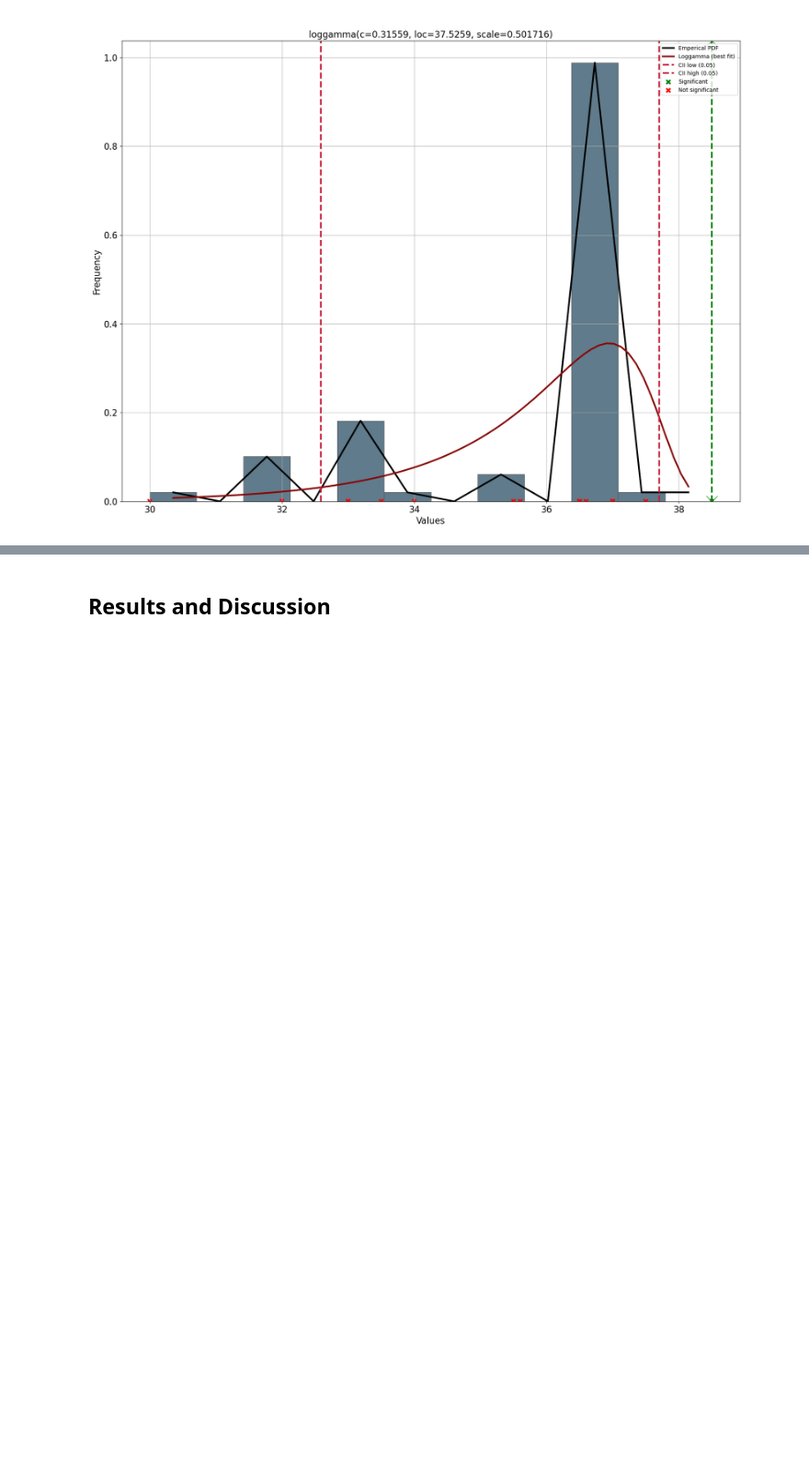
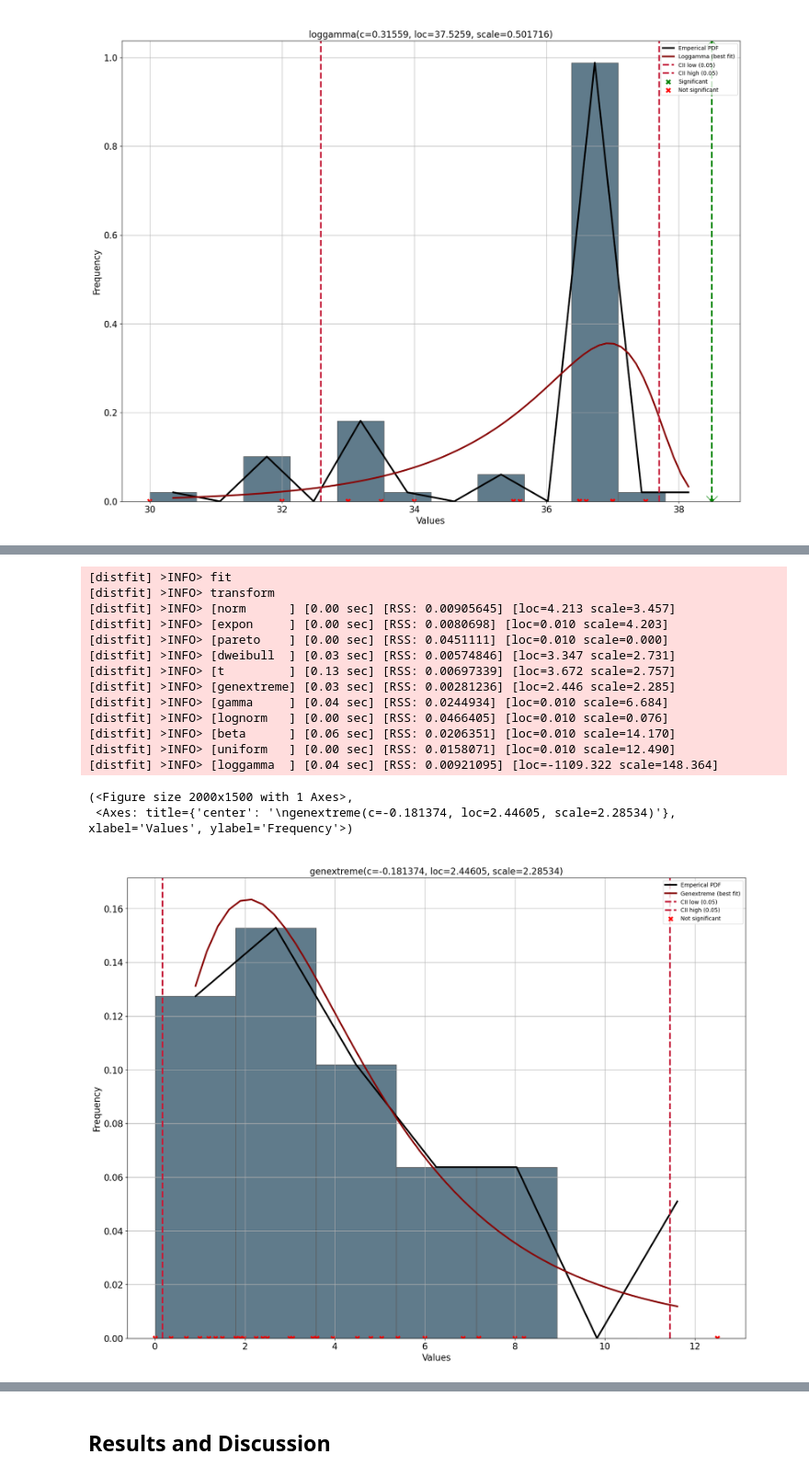
Before and after one commit to nurbujang/1progdaw23, a Jupyter notebook: project1.ipynb, the cells around one changed output, grey strips where cells are left out. Shown at 92% size. Drawn from its saved outputs; the diff is of its cells as text; code cells hidden in the pictures; blank space fills up the shorter version.

```diff
--- a/project1.ipynb
+++ b/project1.ipynb
@@ -252,0 +322,25 @@ According to Chan (1993), it is a poritively-skewed distribution
+# %%
+from distfit import distfit
+
+dist = distfit()
+
+dist.fit_transform(df['glucose'].dropna().values)
+dist.predict(df['glucose'].dropna().values)
+dist.plot()
+# %% [output]
+[distfit] >INFO> fit
+[distfit] >INFO> transform
+[distfit] >INFO> [norm      ] [0.00 sec] [RSS: 0.00905645] [loc=4.213 scale=3.457]
+[distfit] >INFO> [expon     ] [0.00 sec] [RSS: 0.0080698] [loc=0.010 scale=4.203]
+[distfit] >INFO> [pareto    ] [0.00 sec] [RSS: 0.0451111] [loc=0.010 scale=0.000]
+[distfit] >INFO> [dweibull  ] [0.03 sec] [RSS: 0.00574846] [loc=3.347 scale=2.731]
+[distfit] >INFO> [t         ] [0.13 sec] [RSS: 0.00697339] [loc=3.672 scale=2.757]
+[distfit] >INFO> [genextreme] [0.03 sec] [RSS: 0.00281236] [loc=2.446 scale=2.285]
+[distfit] >INFO> [gamma     ] [0.04 sec] [RSS: 0.0244934] [loc=0.010 scale=6.684]
+[distfit] >INFO> [lognorm   ] [0.00 sec] [RSS: 0.0466405] [loc=0.010 scale=0.076]
+[distfit] >INFO> [beta      ] [0.06 sec] [RSS: 0.0206351] [loc=0.010 scale=14.170]
+[distfit] >INFO> [uniform   ] [0.00 sec] [RSS: 0.0158071] [loc=0.010 scale=12.490]
+[distfit] >INFO> [loggamma  ] [0.04 sec] [RSS: 0.00921095] [loc=-1109.322 scale=148.364]
+(<Figure size 2000x1500 with 1 Axes>,
+ <Axes: title={'center': '\ngenextreme(c=-0.181374, loc=2.44605, scale=2.28534)'}, xlabel='Values', ylabel='Frequency'>)
+[figure, added]
```
Also changed, not shown: parts of 14 cells of this notebook.
